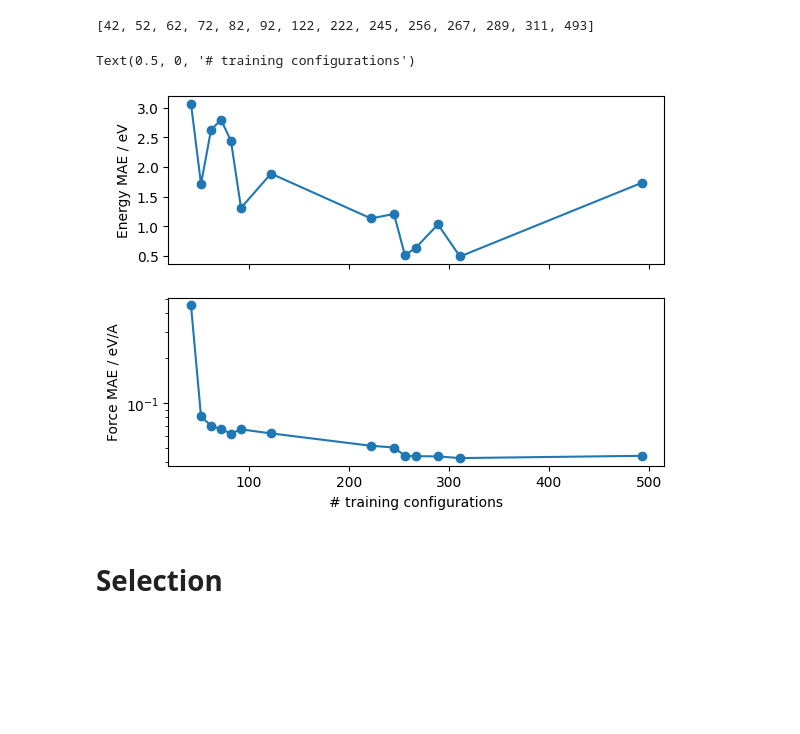
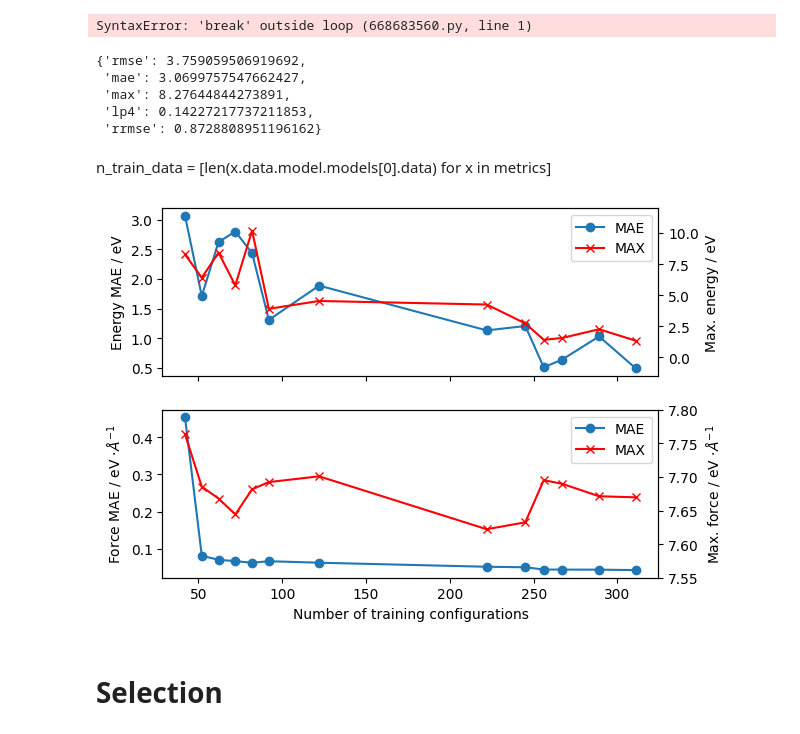
Before and after one commit to IPSProjects/DMSO, a Jupyter notebook: eval.ipynb, the cells around one changed output. Cells and saved outputs as stored; diff of their text form; code cells hidden in the pictures; blank space fills up the shorter version.

```diff
--- a/eval.ipynb
+++ b/eval.ipynb
@@ -47,3 +64,8 @@ ax.legend()
+# %%
+break
+# %% [output]
+SyntaxError: 'break' outside loop (668683560.py, line 1)
 # %%
 metrics = [zntrack.from_rev("evaluation_PredictionMetrics")]
-metrics.extend([zntrack.from_rev(f"evaluation_PredictionMetrics_{x}") for x in range(1, 14)])
+metrics.extend([zntrack.from_rev(f"evaluation_PredictionMetrics_{x}") for x in range(1, 13)])
+# metrics.extend([zntrack.from_rev("final_PredictionMetrics")])
@@ -52,23 +72,50 @@ n_train_data = [len(x.data.model.models[0].data) for x in metrics]
-# %%
-n_train_data
-# %% [output]
-[42, 52, 62, 72, 82, 92, 122, 222, 245, 256, 267, 289, 311, 493]
+# %%
+metrics[0].energy
+# %% [output]
+{'rmse': 3.759059506919692,
+ 'mae': 3.0699757547662427,
+ 'max': 8.27644844273891,
+ 'lp4': 0.14227217737211853,
+ 'rrmse': 0.8728808951196162}
+# %% [markdown]
+n_train_data = [len(x.data.model.models[0].data) for x in metrics]
+# %%
+n_train_data = [42, 52, 62, 72, 82, 92, 122, 222, 245, 256, 267, 289, 311]
 # %%
 fig, ax = plt.subplots(2, 1, sharex=True)
 data = [x.energy["mae"] for x in metrics]
 
 
-ax[0].plot(n_train_data, data, "-o")
+ls1 = ax[0].plot(n_train_data, data, "-o", label="MAE")
 ax[0].set_ylabel("Energy MAE / eV")
+ax2 = ax[0].twinx()
+data = [x.energy["max"] for x in metrics]
+ls2 = ax2.plot(n_train_data, data, "-x", color="red", label="MAX")
+ax2.set_ylabel("Max. energy / eV")
+ax2.set_ylim(-1.5, 12)
+
+# added these three lines
+labs = [l.get_label() for l in ls1+ls2]
+ax[0].legend(ls1+ls2, labs, loc=0)
+ax[1].legend(ls1+ls2, labs, loc=0)
 
 data = [x.forces["mae"] for x in metrics]
 ax[1].plot(n_train_data, data, "-o")
-ax[1].set_yscale("log")
-ax[1].set_ylabel("Force MAE / eV/A")
-ax[1].set_xlabel("# training configurations")
+# add twin axis and plot forces[max]
+ax2 = ax[1].twinx()
+data = [x.forces["max"] for x in metrics]
+ax2.plot(n_train_data, data, "-x", color="red")
+ax2.set_ylabel(r"Max. force / eV $\cdot \AA^{-1}$")
+ax2.set_ylim(7.55, 7.80)
+
+
+# ax[1].set_yscale("log")
+ax[1].set_ylabel(r"Force MAE / eV $\cdot \AA^{-1}$")
+ax[1].set_xlabel("Number of training configurations")
+# ax[0].set_xlabel("# training configurations")
+fig.savefig("energy_v_n.png", bbox_inches ="tight", dpi=600)
 # %% [output]
-Text(0.5, 0, '# training configurations')
-[figure, old version]
+[figure, new version]
 # %% [markdown]
 # Selection
 # %%
```
Also changed, not shown: parts of 6 cells of this notebook, 6 other files.
